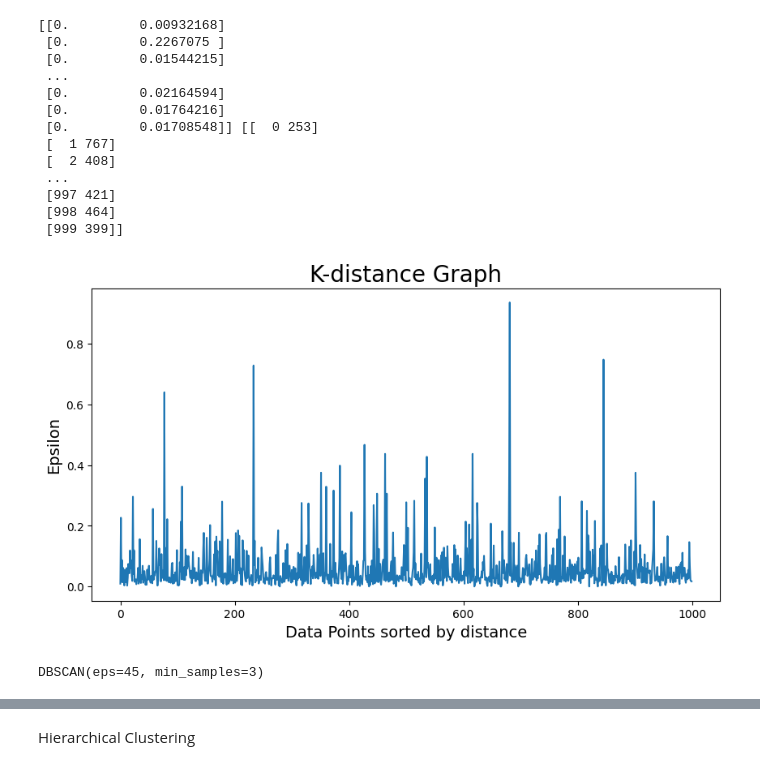
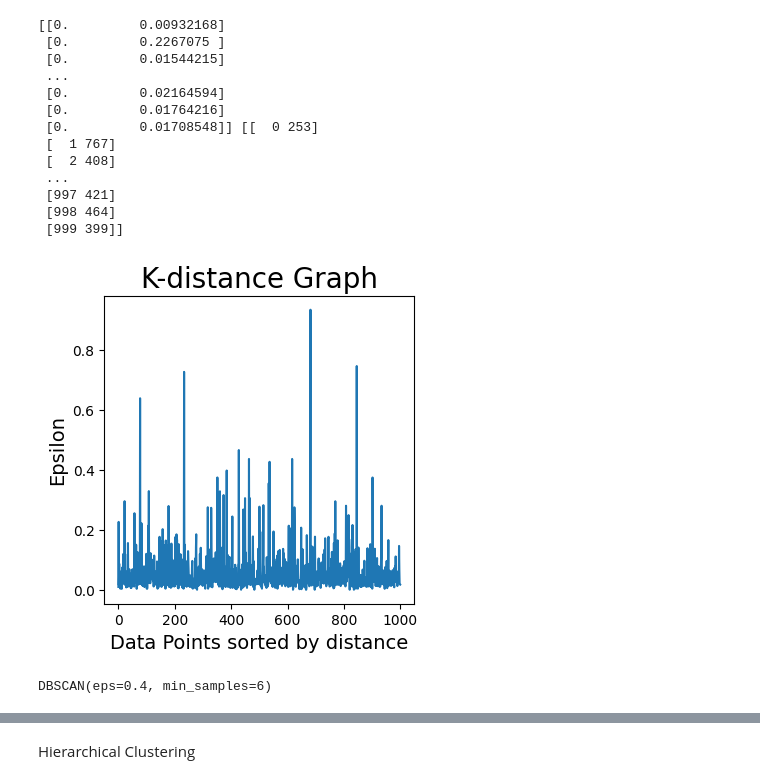
Before and after one commit to Enkhbayasgalan97/CA1-2026163, a Jupyter notebook: CA1.ipynb, the cells around one changed output, grey strips where cells are left out. Drawn from its saved outputs; the diff is of its cells as text; code cells hidden in the pictures.

```diff
--- a/CA1.ipynb
+++ b/CA1.ipynb
@@ -481,20 +519,20 @@ print(distances, indices)
  [999 399]]
 # %%
 distances = distances[:, 1]
-plt.figure(figsize = (10, 5))
+plt.figure(figsize = (4, 4))
 plt.plot(distances)
 plt.title('K-distance Graph', fontsize = 20)
 plt.xlabel('Data Points sorted by distance', fontsize = 14)
 plt.ylabel('Epsilon', fontsize = 14)
 plt.show()
 # %% [output]
-[figure, old version]
+[figure, new version]
 # %%
 from sklearn.cluster import DBSCAN
-dbscan_opt = DBSCAN(eps = 45, min_samples = 3)
+dbscan_opt = DBSCAN(eps = 0.4, min_samples = 6)
 dbscan_opt.fit(df_sampled[["Global_active_power", "Voltage"]])
 # %% [output]
-DBSCAN(eps=45, min_samples=3)
+DBSCAN(eps=0.4, min_samples=6)
 # %%
 df_sampled['DBSCAN_opt_labels'] = dbscan_opt.labels_
 df_sampled['DBSCAN_opt_labels'].value_counts()
```
Also changed, not shown: parts of 83 cells of this notebook, 6 other files.
